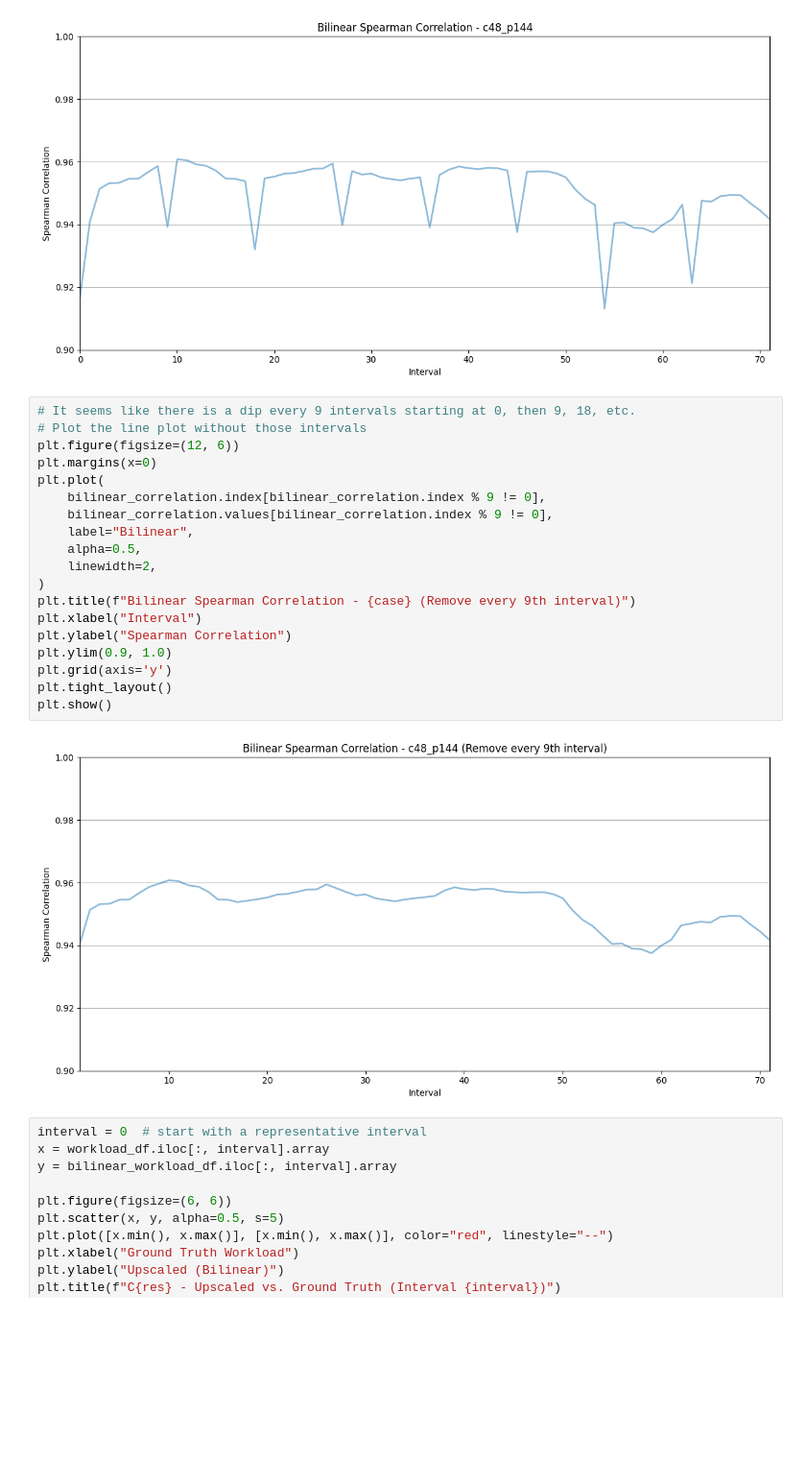
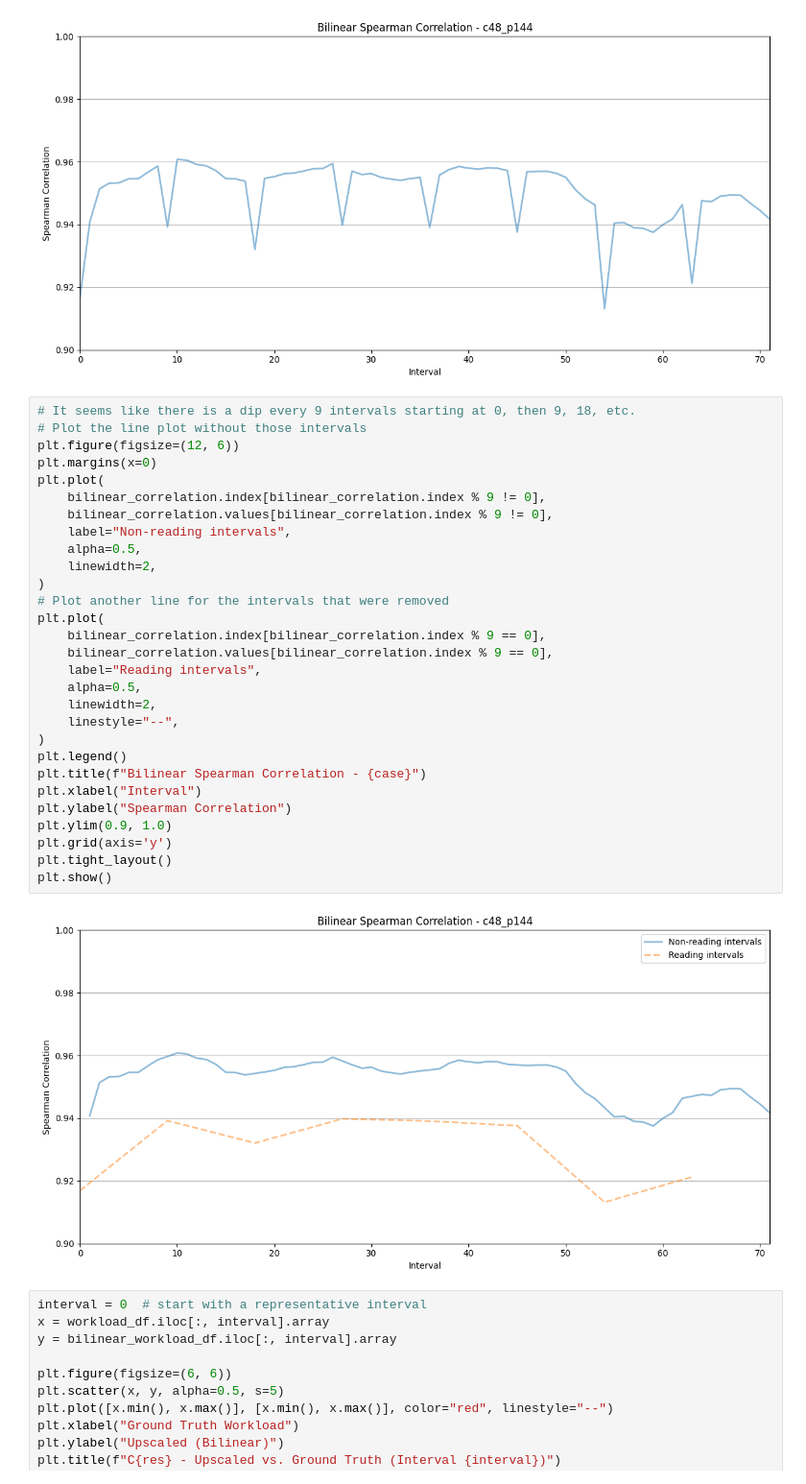
Before and after one commit to Jordan-Sun/simulated-chem, a Jupyter notebook: compare.ipynb, the cells around one changed output. Shown at 96% size. Saved outputs shown, nothing was run; the diff lists cells and outputs as text; blank space fills up the shorter version.

```diff
--- a/compare.ipynb
+++ b/compare.ipynb
@@ -779,24 +779,34 @@ plt.show()
 # %%
 # It seems like there is a dip every 9 intervals starting at 0, then 9, 18, etc.
 # Plot the line plot without those intervals
 plt.figure(figsize=(12, 6))
 plt.margins(x=0)
 plt.plot(
     bilinear_correlation.index[bilinear_correlation.index % 9 != 0],
     bilinear_correlation.values[bilinear_correlation.index % 9 != 0],
-    label="Bilinear",
+    label="Non-reading intervals",
     alpha=0.5,
     linewidth=2,
 )
-plt.title(f"Bilinear Spearman Correlation - {case} (Remove every 9th interval)")
+# Plot another line for the intervals that were removed
+plt.plot(
+    bilinear_correlation.index[bilinear_correlation.index % 9 == 0],
+    bilinear_correlation.values[bilinear_correlation.index % 9 == 0],
+    label="Reading intervals",
+    alpha=0.5,
+    linewidth=2,
+    linestyle="--",
+)
+plt.legend()
+plt.title(f"Bilinear Spearman Correlation - {case}")
 plt.xlabel("Interval")
 plt.ylabel("Spearman Correlation")
 plt.ylim(0.9, 1.0)
 plt.grid(axis='y')
 plt.tight_layout()
 plt.show()
 # %% [output]
-[figure, old version]
+[figure, new version]
 # %%
 interval = 0  # start with a representative interval
 x = workload_df.iloc[:, interval].array
```
Also changed, not shown: 1 other file.
